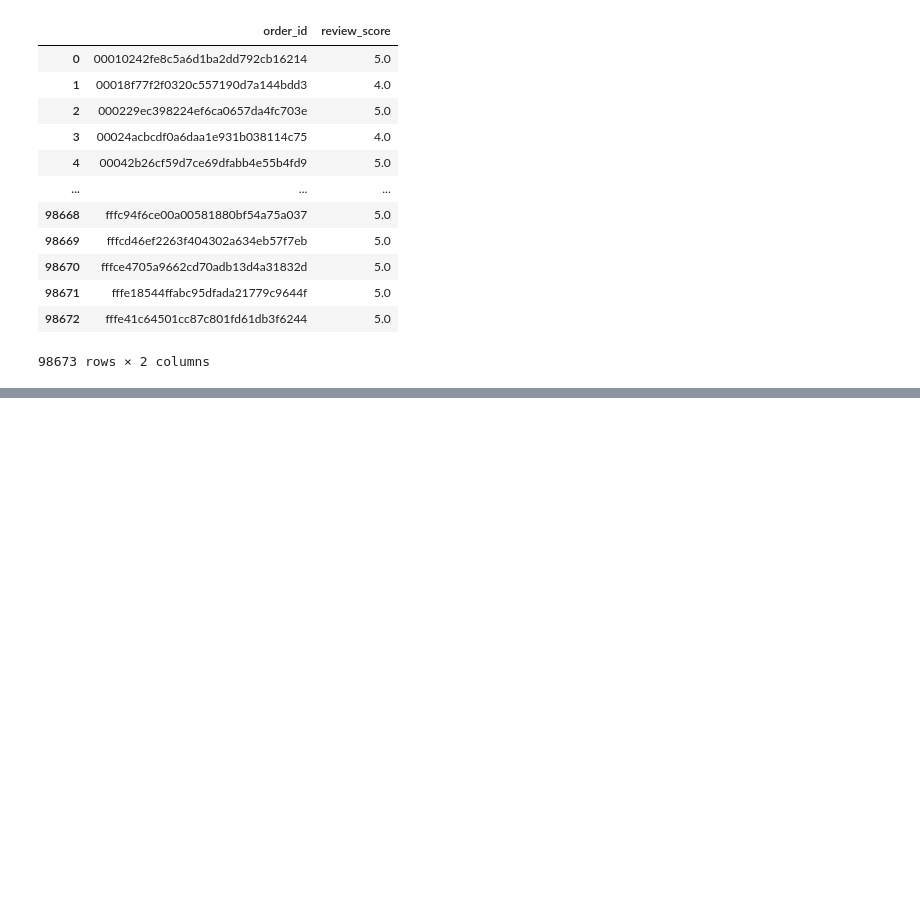
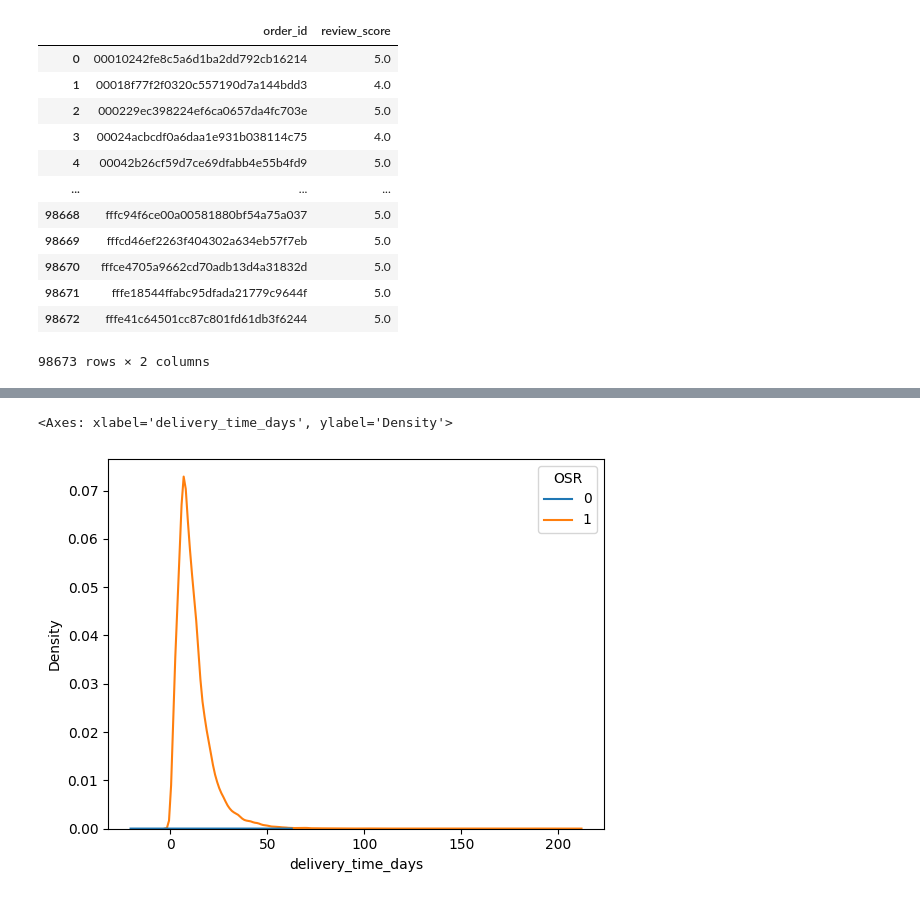
Before and after one commit to mazzacolussi/TCC-CEDS-CAUSAL-AI, a Jupyter notebook: notebooks/data_analysis/EDA.ipynb, the cells around one changed output, grey strips where cells are left out. Drawn from its saved outputs; the diff is of its cells as text; code cells hidden in the pictures; blank space fills up the shorter version.

```diff
--- a/notebooks/data_analysis/EDA.ipynb
+++ b/notebooks/data_analysis/EDA.ipynb
@@ -691,0 +702,5 @@ df_reviews
+# %%
+df = pd.read_parquet(os.path.join(INTERIM_DATA_DIR, "interim_dataset.parquet"))
+
+print(df.shape)
+df.head()
@@ -691,0 +736,2 @@ df_reviews
+# %%
+df['teste'] = (df.n_items_missing_info == df.n_items).astype(int)
@@ -691,0 +767,7 @@ df_reviews
+# %%
+df["OSR"] = (df["order_status"] == "delivered").astype(int)
+# %%
+sns.kdeplot(data=df, x="delivery_time_days", hue="OSR")
+# %% [output]
+<Axes: xlabel='delivery_time_days', ylabel='Density'>
+[figure, added]
```
Also changed, not shown: parts of 27 cells of this notebook, 4 other files.
